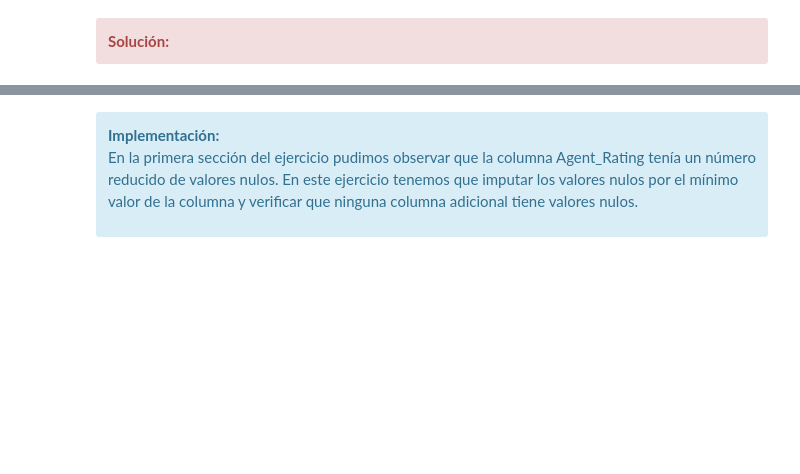
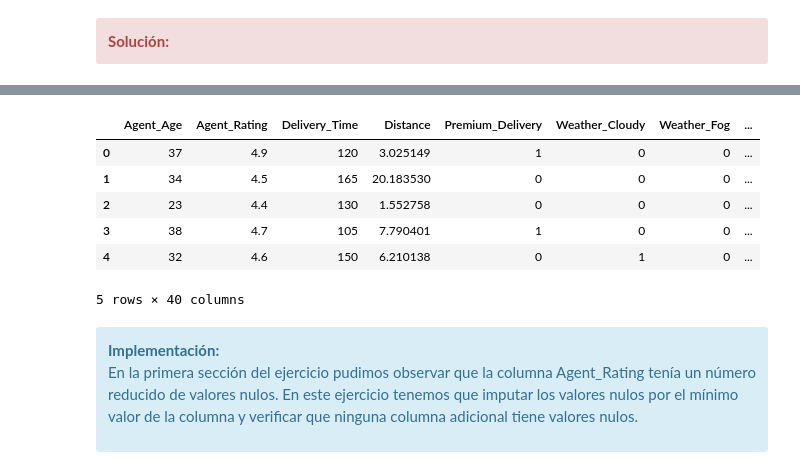
Before and after one commit to Hulkilla/Aprendizaje-Automatico, a Jupyter notebook: PEC3/M2_891_20241_PEC3_Marina.ipynb, the cells around one changed output, grey strips where cells are left out. Drawn from its saved outputs; the diff is of its cells as text; code cells hidden in the pictures; blank space fills up the shorter version.

```diff
--- a/PEC3/M2_891_20241_PEC3_Marina.ipynb
+++ b/PEC3/M2_891_20241_PEC3_Marina.ipynb
@@ -1388,0 +1393,2 @@ Sugerencia: utilizad la función "get_dummies" de "pandas".
+# %%
+data_dummie = pd.get_dummies(data, data.select_dtypes('O').columns, dtype=int)
@@ -1389,3 +1412,13 @@ Sugerencia: utilizad la función "get_dummies" de "pandas".
+# %%
+data_dummie.head()
+# %% [output]
+|  | Agent_Age | Agent_Rating | Delivery_Time | Distance | Premium_Delivery | Weather_Cloudy | Weather_Fog | ... |
+| 0 | 37 | 4.9 | 120 | 3.025149 | 1 | 0 | 0 | ... |
+| 1 | 34 | 4.5 | 165 | 20.183530 | 0 | 0 | 0 | ... |
+| 2 | 23 | 4.4 | 130 | 1.552758 | 0 | 0 | 0 | ... |
+| 3 | 38 | 4.7 | 105 | 7.790401 | 1 | 0 | 0 | ... |
+| 4 | 32 | 4.6 | 150 | 6.210138 | 0 | 1 | 0 | ... |
+5 rows × 40 columns
 # %% [markdown]
 <div class="alert alert-block alert-info">
 <strong>Implementación:</strong>
```
Also changed, not shown: parts of 17 cells of this notebook.
